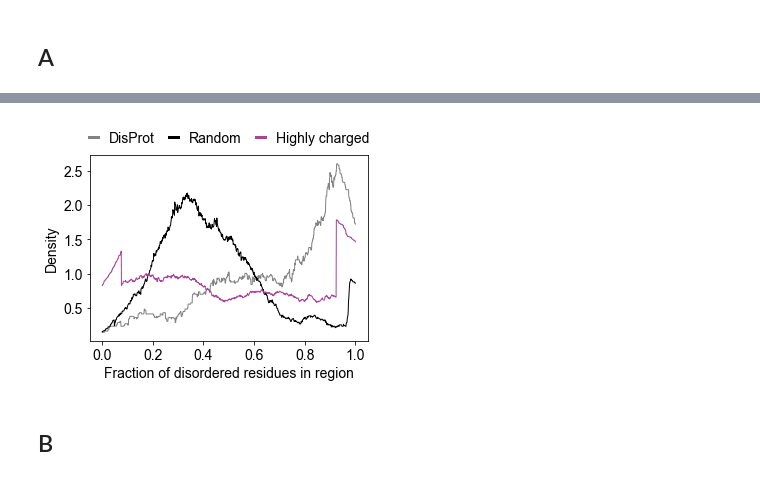
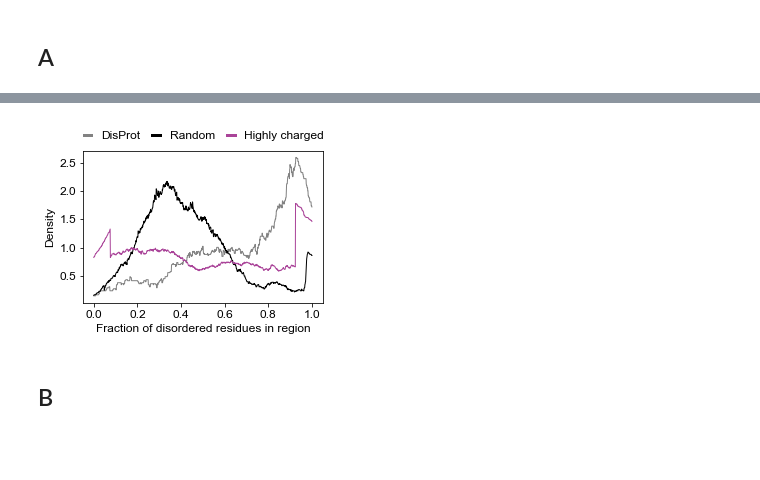
Before and after one commit to rosalindpan/hcrpaper, a Jupyter notebook: figures/Figure2.ipynb, the cells around one changed output, grey strips where cells are left out. Cells and saved outputs as stored; diff of their text form; code cells hidden in the pictures; blank space fills up the shorter version.

Commit message:
shrunk the figures

```diff
--- a/figures/Figure2.ipynb
+++ b/figures/Figure2.ipynb
@@ -19,7 +19,7 @@ import matplotlib as mpl
 import matplotlib.pyplot as plt
 from matplotlib.lines import Line2D
 import seaborn as sns
-plt.rcParams.update({'font.size': 14})
+plt.rcParams.update({'font.size': 12})
 plt.rcParams['font.family'] = 'sans-serif'
 plt.rcParams['font.sans-serif'] = "Arial"
 
@@ -225,33 +225,32 @@ hits_ss = np.load("../data/af_ss_processed/hits_trimmed_ss.npy", allow_pickle=Tr
 rand_ss = np.load("../data/af_ss_processed/rand_trimmed_ss.npy", allow_pickle=True)
 idr_ss = np.load("../data/af_ss_processed/idr_ss.npy", allow_pickle=True)
 # %%
-fig, ax = plt.subplots(figsize=(5,4.05))
+fig, ax = plt.subplots(figsize=(4.3,2.8))
 
 X_plot = np.linspace(0, 1, 1000).reshape(-1, 1)
 kde = KernelDensity(kernel="tophat", bandwidth=0.07309).fit(idr_disordered_frac.reshape(-1, 1))
 dens = kde.score_samples(X_plot)
 ax.plot(X_plot, np.exp(dens), label='DisProt', color=cscheme['dis'], linewidth=1)
 
 kde = KernelDensity(kernel="tophat", bandwidth=0.04767).fit(rand_disordered_frac.reshape(-1, 1))
 dens = kde.score_samples(X_plot)
 ax.plot(X_plot, np.exp(dens), label='Random', color=cscheme['null'], linewidth=1)
 
 kde = KernelDensity(kernel="tophat", bandwidth=0.07546).fit(hits_disordered_frac.reshape(-1, 1))
 dens = kde.score_samples(X_plot)
 ax.plot(X_plot, np.exp(dens), label='Highly charged', color=cscheme['cr'], linewidth=1)
 
 plt.xlabel('Fraction of disordered residues in region')
 plt.ylabel('Density')
 L = plt.legend(bbox_to_anchor=(1.05, 1.2), ncol=3, columnspacing=1, frameon=False, handlelength=.65)
 
 for legend_obj in L.legendHandles:
     legend_obj.set_linewidth(3.0)
 
-plt.tight_layout()
-plt.savefig('./plots/Figure2A.png', dpi=300)
+plt.savefig('./plots/Figure2A.png', dpi=300, bbox_inches='tight')
 plt.show()
 # %% [output]
-[figure, old version]
+[figure, new version]
 # %% [markdown]
 ## B
 # %%
```
Also changed, not shown: parts of 4 cells of this notebook, 31 other files.
